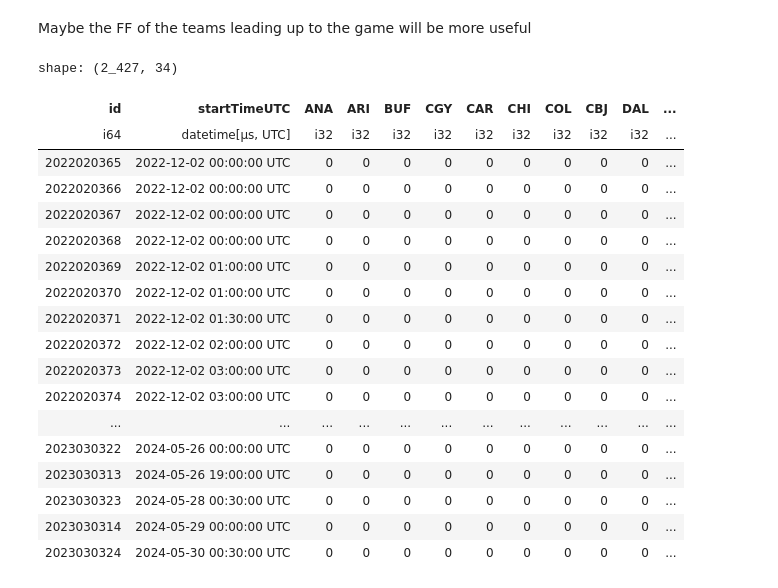
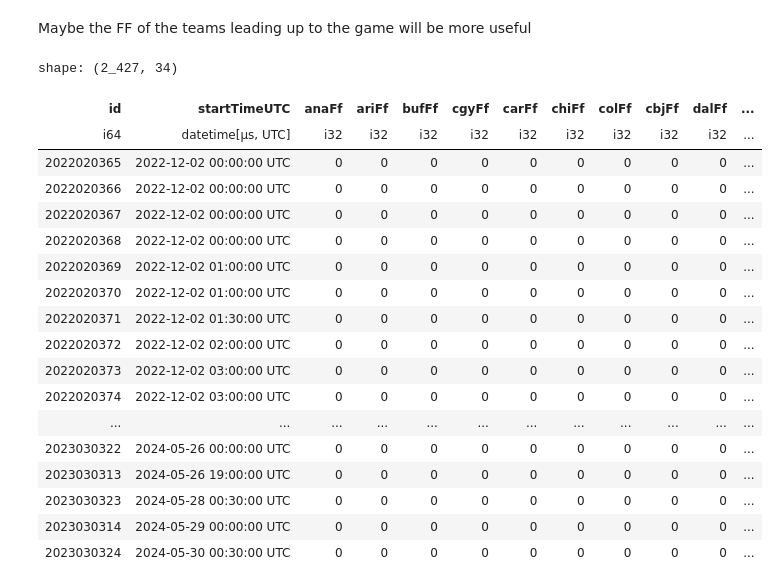
Before and after one commit to trxe/nhl_data_demo, a Jupyter notebook: xgoals.ipynb, the cells around one changed output. Saved outputs shown, nothing was run; the diff lists cells and outputs as text; code cells hidden in the pictures.

```diff
--- a/xgoals.ipynb
+++ b/xgoals.ipynb
@@ -804,13 +950,13 @@ array([[55075,  3020],
 Maybe the FF of the teams leading up to the game will be more useful
 # %%
 fenwick_table = GAMES.select(['id', 'startTimeUTC']).with_columns(**{
-    abbrev: pl.lit(0)
+    f"{abbrev.lower()}Ff": pl.lit(0)
     for abbrev in team_id_abbrev.collect()['abbrev']
 }).sort('startTimeUTC', descending=False)
 fenwick_table.collect()
 # %% [output]
 shape: (2_427, 34)
-| id | startTimeUTC | ANA | ARI | BUF | CGY | CAR | CHI | COL | CBJ | DAL | ... |
+| id | startTimeUTC | anaFf | ariFf | bufFf | cgyFf | carFf | chiFf | colFf | cbjFf | dalFf | ... |
 | i64 | datetime[μs, UTC] | i32 | i32 | i32 | i32 | i32 | i32 | i32 | i32 | i32 | ... |
 | 2022020365 | 2022-12-02 00:00:00 UTC | 0 | 0 | 0 | 0 | 0 | 0 | 0 | 0 | 0 | ... |
 | 2022020366 | 2022-12-02 00:00:00 UTC | 0 | 0 | 0 | 0 | 0 | 0 | 0 | 0 | 0 | ... |
```
Also changed, not shown: parts of 27 cells of this notebook.
